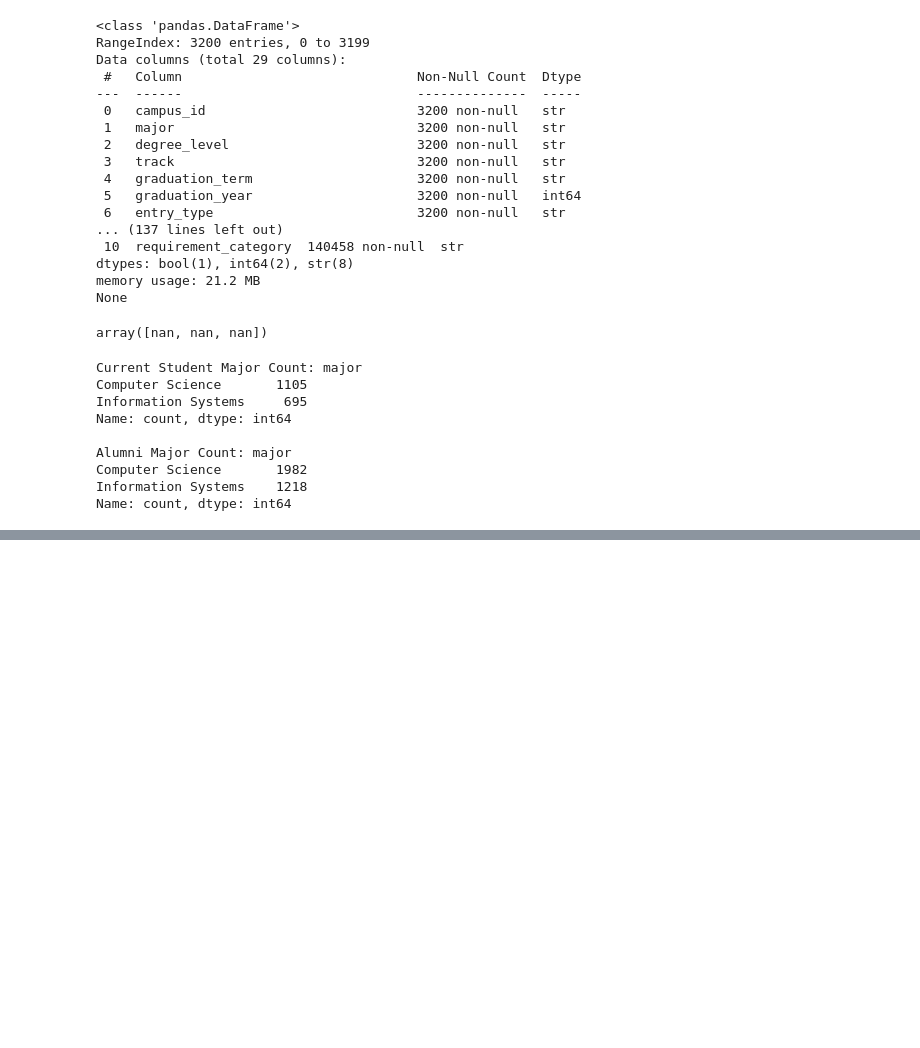
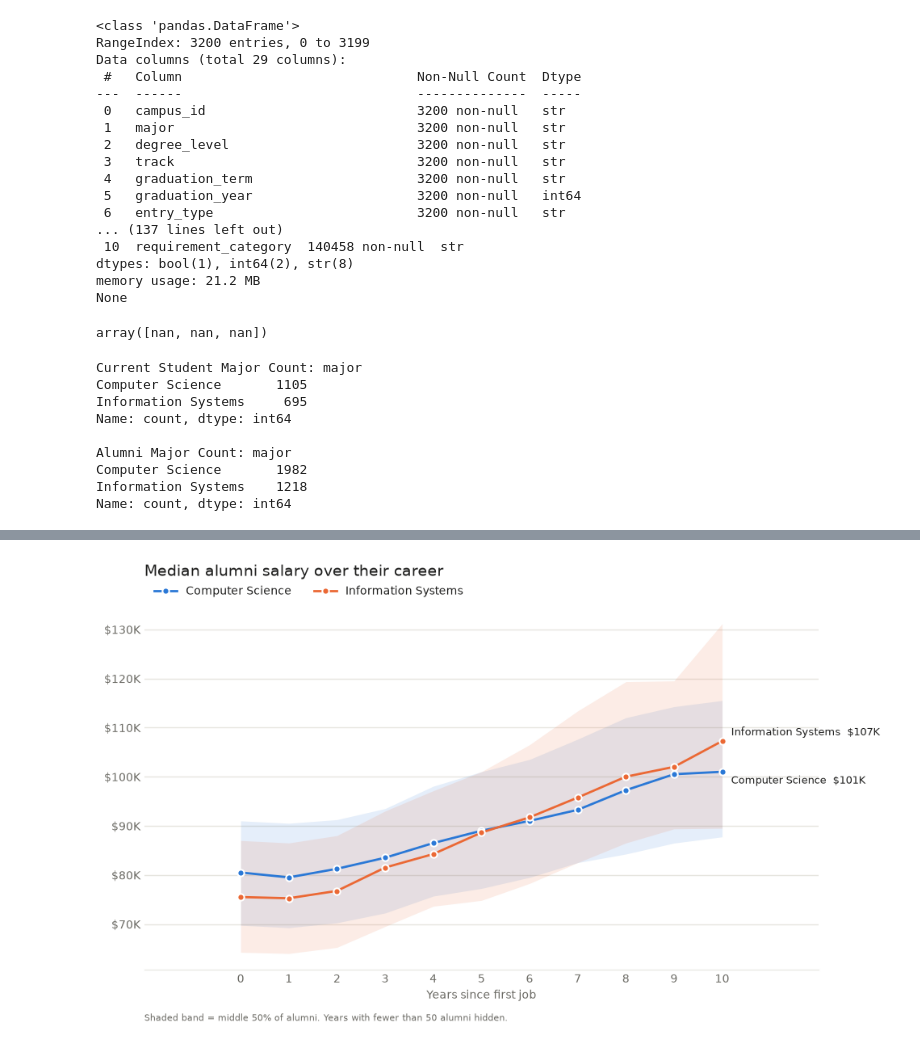
Before and after one commit to WestphalianFresco/TSWhackUMBC, a Jupyter notebook: dataset_analysis.ipynb, the cells around one changed output, grey strips where cells are left out. Cells and saved outputs as stored; diff of their text form; code cells hidden in the pictures; blank space fills up the shorter version.

```diff
--- a/dataset_analysis.ipynb
+++ b/dataset_analysis.ipynb
@@ -108,0 +165,62 @@ df_alumcareer.head(20)
+# %%
+MIN_N = 50   # hide years with too few alumni to trust the median
+
+# salary each alum was earning at each full year since their first job started
+career = df_alumcareer.copy()
+career['start_date'] = pd.to_datetime(career['start_date'])
+career['end_date'] = pd.to_datetime(career['end_date']).fillna(pd.Timestamp.today())  # current jobs
+first_start = career.groupby('campus_id')['start_date'].transform('min')
+career['start_yr'] = (career['start_date'] - first_start).dt.days / 365.25
+career['end_yr'] = (career['end_date'] - first_start).dt.days / 365.25
+
+rows = []
+for (cid, major), jobs in career.sort_values('start_date').groupby(['campus_id', 'major']):
+    for year in range(int(jobs['end_yr'].max()) + 1):
+        held = jobs[jobs['start_yr'] <= year]            # jobs started by this point
+        rows.append((cid, major, year, held['annual_salary_usd'].iloc[-1]))
+by_alum_year = pd.DataFrame(rows, columns=['campus_id', 'major', 'years_in', 'annual_salary_usd'])
+
+trend = (by_alum_year.groupby(['major', 'years_in'])['annual_salary_usd']
+                     .agg(median='median', p25=lambda s: s.quantile(.25),
+                          p75=lambda s: s.quantile(.75), n='count')
+                     .reset_index())
+trend = trend[trend['n'] >= MIN_N]
+
+majors = sorted(trend['major'].unique())
+colors = dict(zip(majors, SERIES_COLORS))
+
+fig, ax = plt.subplots(figsize=(10, 6))
+for major in majors:
+    t = trend[trend['major'] == major]
+    ax.fill_between(t['years_in'], t['p25'], t['p75'], color=colors[major], alpha=0.12, linewidth=0)
+    ax.plot(t['years_in'], t['median'], color=colors[major], linewidth=2,
+            marker='o', markersize=6, markeredgecolor='white', markeredgewidth=1.5, label=major)
+
+# direct-label each line's end; nudge labels apart so they don't collide
+ends = trend.loc[trend.groupby('major')['years_in'].idxmax()].sort_values('median')
+for i, (_, row) in enumerate(ends.iterrows()):
+    ax.annotate(f"{row['major']}  ${row['median']/1000:.0f}K", (row['years_in'], row['median']),
+                xytext=(8, (i - (len(ends) - 1) / 2) * 16), textcoords='offset points',
+                va='center', fontsize=9, color=INK)
+
+ax.set_xlabel('Years since first job', color=INK_MUTED)
+ax.set_xticks(sorted(trend['years_in'].unique()))
+ax.yaxis.set_major_formatter(FuncFormatter(lambda v, _: f"${v/1000:.0f}K"))
+ax.tick_params(colors=INK_MUTED, length=0)
+ax.grid(axis='y', color=GRID, linewidth=1)
+ax.set_axisbelow(True)
+for side in ['top', 'right', 'left']:
+    ax.spines[side].set_visible(False)
+ax.spines['bottom'].set_color(GRID)
+ax.margins(x=0.2)
+
+ax.set_title('Median alumni salary over their career', loc='left', fontsize=14, color=INK, pad=28)
+ax.legend(loc='lower left', bbox_to_anchor=(0, 1.0), ncol=len(majors), frameon=False,
+          fontsize=10, labelcolor=INK)
+ax.text(0, -0.14, f"Shaded band = middle 50% of alumni. Years with fewer than {MIN_N} alumni hidden.",
+        transform=ax.transAxes, fontsize=8, color=INK_MUTED)
+
+plt.tight_layout()
+plt.show()
+# %% [output]
+[figure, added]
```
Also changed, not shown: parts of 3 cells of this notebook.
